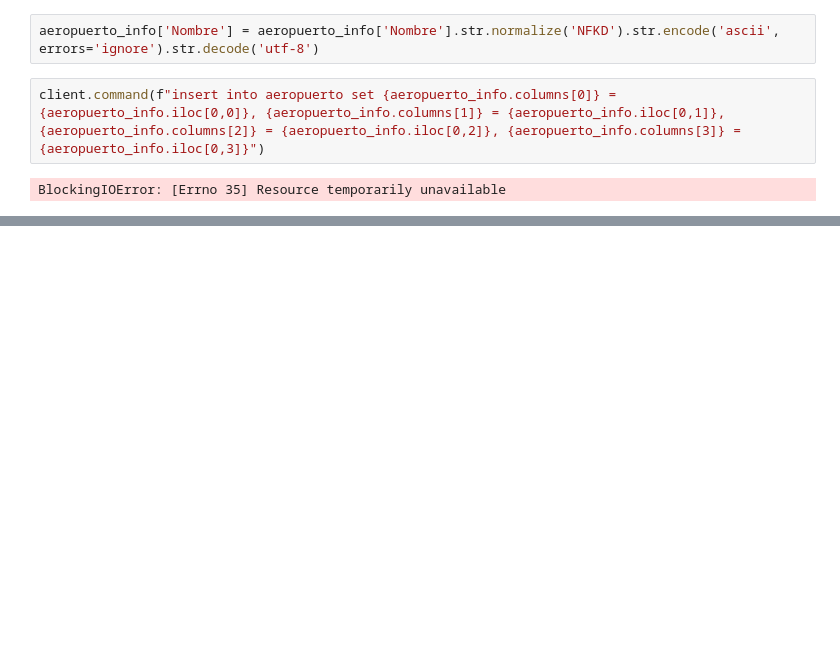
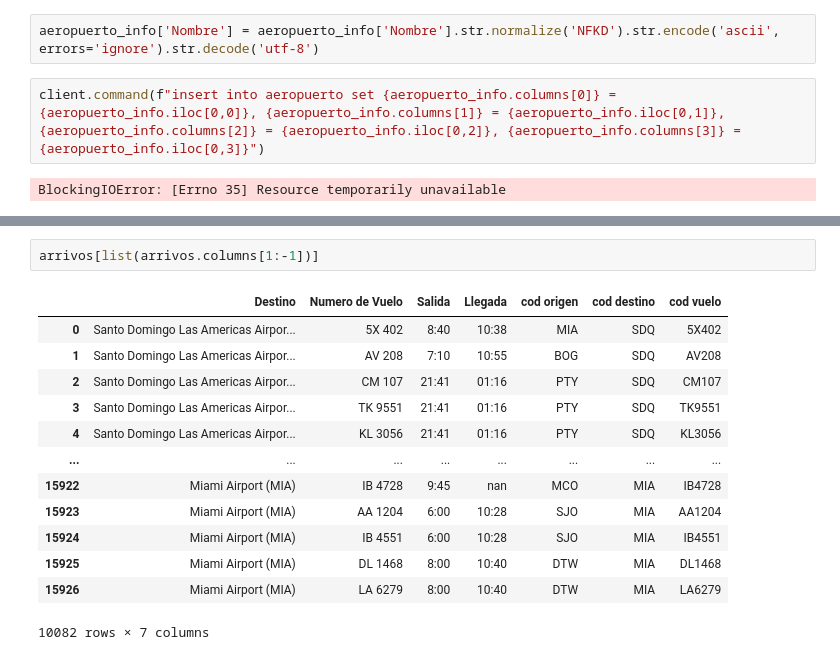
Before and after one commit to ManriCamachoP/AeropuertoDB, a Jupyter notebook: src/OrientDB.ipynb, the cells around one changed output, grey strips where cells are left out. Cells and saved outputs as stored; diff of their text form; blank space fills up the shorter version.

```diff
--- a/src/OrientDB.ipynb
+++ b/src/OrientDB.ipynb
@@ -117,0 +366,16 @@ PyOrientCommandException:  -
+# %%
+arrivos[list(arrivos.columns[1:-1])]
+# %% [output]
+|  | Destino | Numero de Vuelo | Salida | Llegada | cod origen | cod destino | cod vuelo |
+| 0 | Santo Domingo Las Americas Airpor... | 5X 402 | 8:40 | 10:38 | MIA | SDQ | 5X402 |
+| 1 | Santo Domingo Las Americas Airpor... | AV 208 | 7:10 | 10:55 | BOG | SDQ | AV208 |
+| 2 | Santo Domingo Las Americas Airpor... | CM 107 | 21:41 | 01:16 | PTY | SDQ | CM107 |
+| 3 | Santo Domingo Las Americas Airpor... | TK 9551 | 21:41 | 01:16 | PTY | SDQ | TK9551 |
+| 4 | Santo Domingo Las Americas Airpor... | KL 3056 | 21:41 | 01:16 | PTY | SDQ | KL3056 |
+| ... | ... | ... | ... | ... | ... | ... | ... |
+| 15922 | Miami Airport (MIA) | IB 4728 | 9:45 | nan | MCO | MIA | IB4728 |
+| 15923 | Miami Airport (MIA) | AA 1204 | 6:00 | 10:28 | SJO | MIA | AA1204 |
+| 15924 | Miami Airport (MIA) | IB 4551 | 6:00 | 10:28 | SJO | MIA | IB4551 |
+| 15925 | Miami Airport (MIA) | DL 1468 | 8:00 | 10:40 | DTW | MIA | DL1468 |
+| 15926 | Miami Airport (MIA) | LA 6279 | 8:00 | 10:40 | DTW | MIA | LA6279 |
+10082 rows × 7 columns
```
Also changed, not shown: parts of 21 cells of this notebook, 4 other files.
